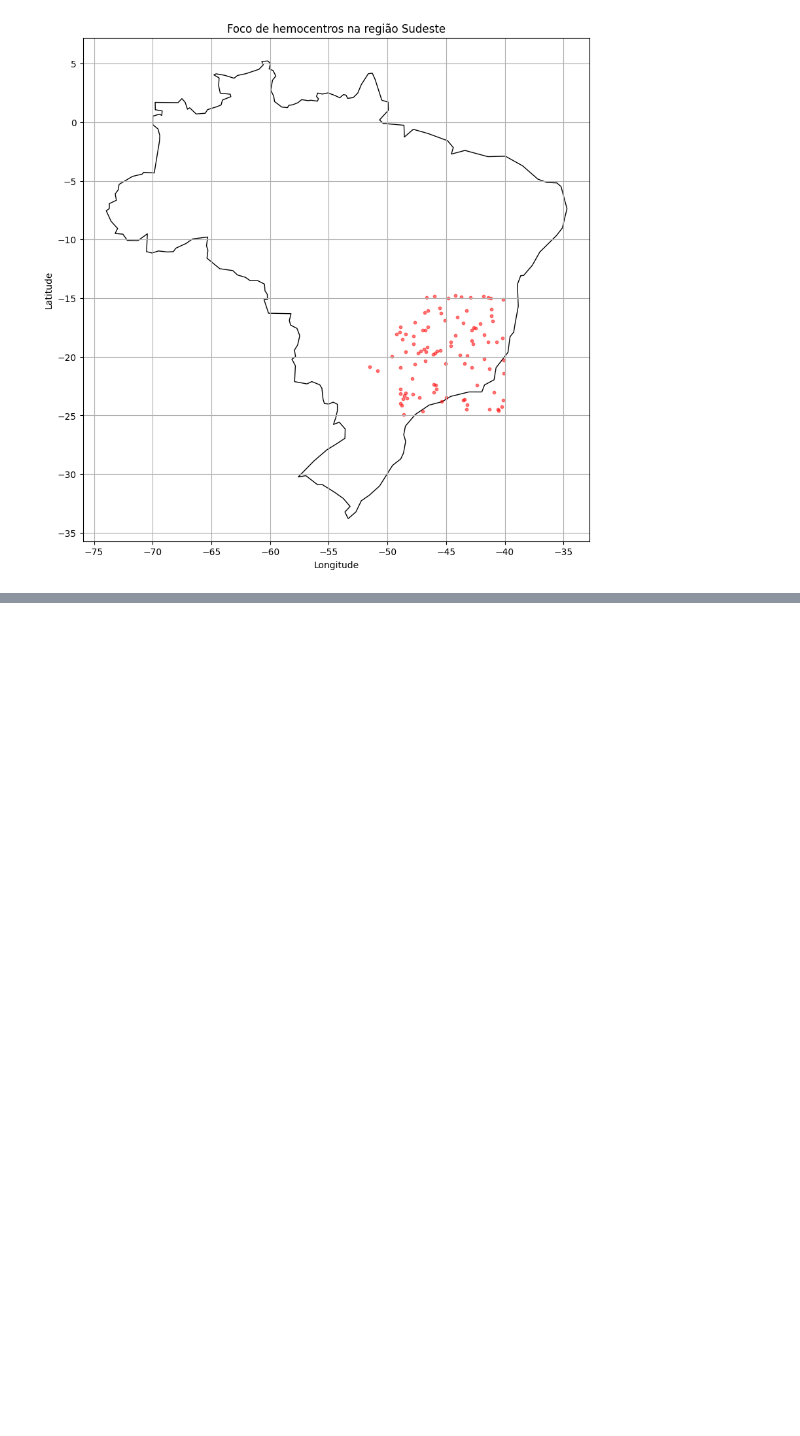
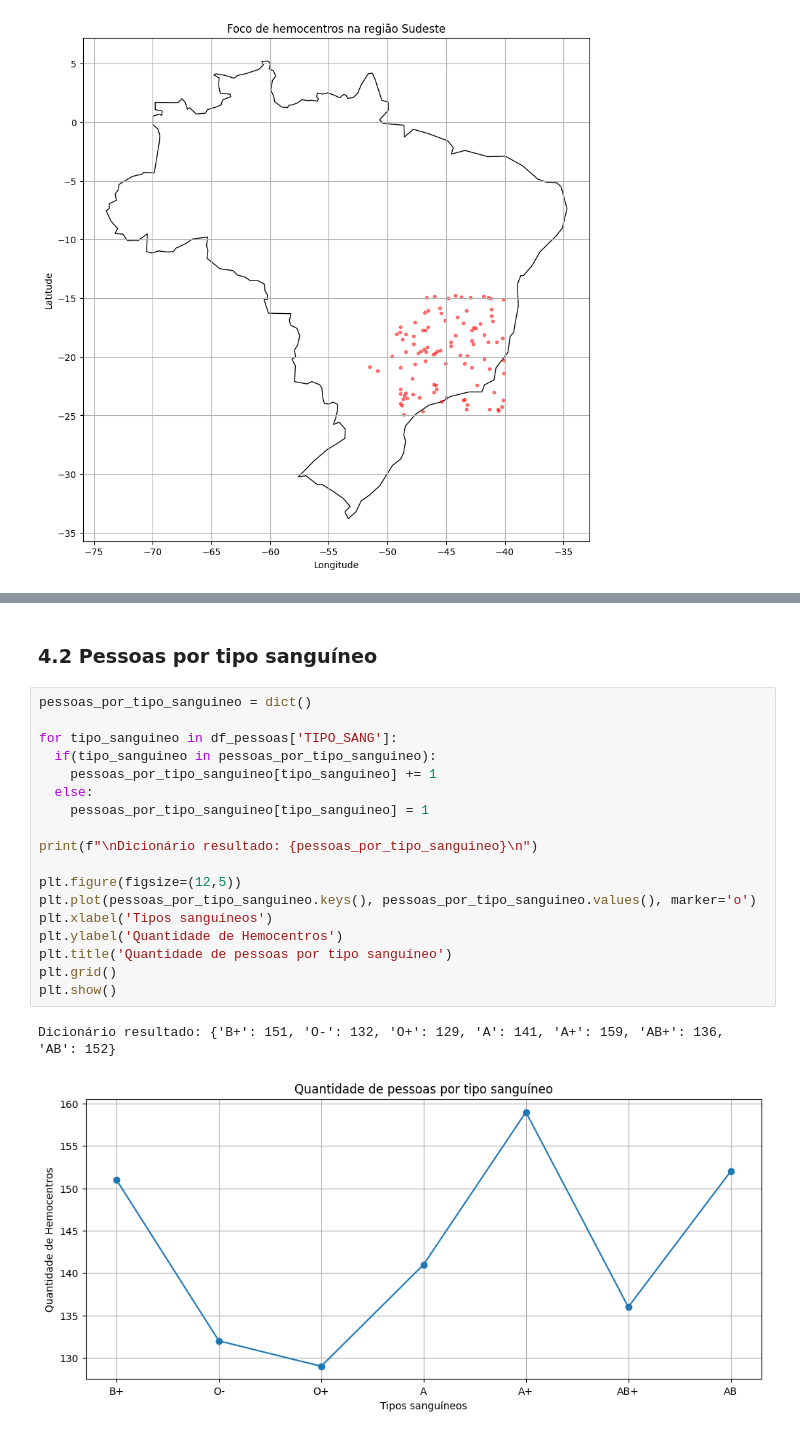
Before and after one commit to joao-montanari/banco-de-sangue, a Jupyter notebook: banco_de_sangue.ipynb, the cells around one changed output, grey strips where cells are left out. Saved outputs shown, nothing was run; the diff lists cells and outputs as text; blank space fills up the shorter version.

```diff
--- a/banco_de_sangue.ipynb
+++ b/banco_de_sangue.ipynb
@@ -116,0 +178,23 @@ plt.show()
+# %% [markdown]
+### 4.2 Pessoas por tipo sanguíneo
+# %%
+pessoas_por_tipo_sanguineo = dict()
+
+for tipo_sanguineo in df_pessoas['TIPO_SANG']:
+  if(tipo_sanguineo in pessoas_por_tipo_sanguineo):
+    pessoas_por_tipo_sanguineo[tipo_sanguineo] += 1
+  else:
+    pessoas_por_tipo_sanguineo[tipo_sanguineo] = 1
+
+print(f"\nDicionário resultado: {pessoas_por_tipo_sanguineo}\n")
+
+plt.figure(figsize=(12,5))
+plt.plot(pessoas_por_tipo_sanguineo.keys(), pessoas_por_tipo_sanguineo.values(), marker='o')
+plt.xlabel('Tipos sanguíneos')
+plt.ylabel('Quantidade de Hemocentros')
+plt.title('Quantidade de pessoas por tipo sanguíneo')
+plt.grid()
+plt.show()
+# %% [output]
+Dicionário resultado: {'B+': 151, 'O-': 132, 'O+': 129, 'A': 141, 'A+': 159, 'AB+': 136, 'AB': 152}
+[figure, added]
```
Also changed, not shown: parts of 6 cells of this notebook.
